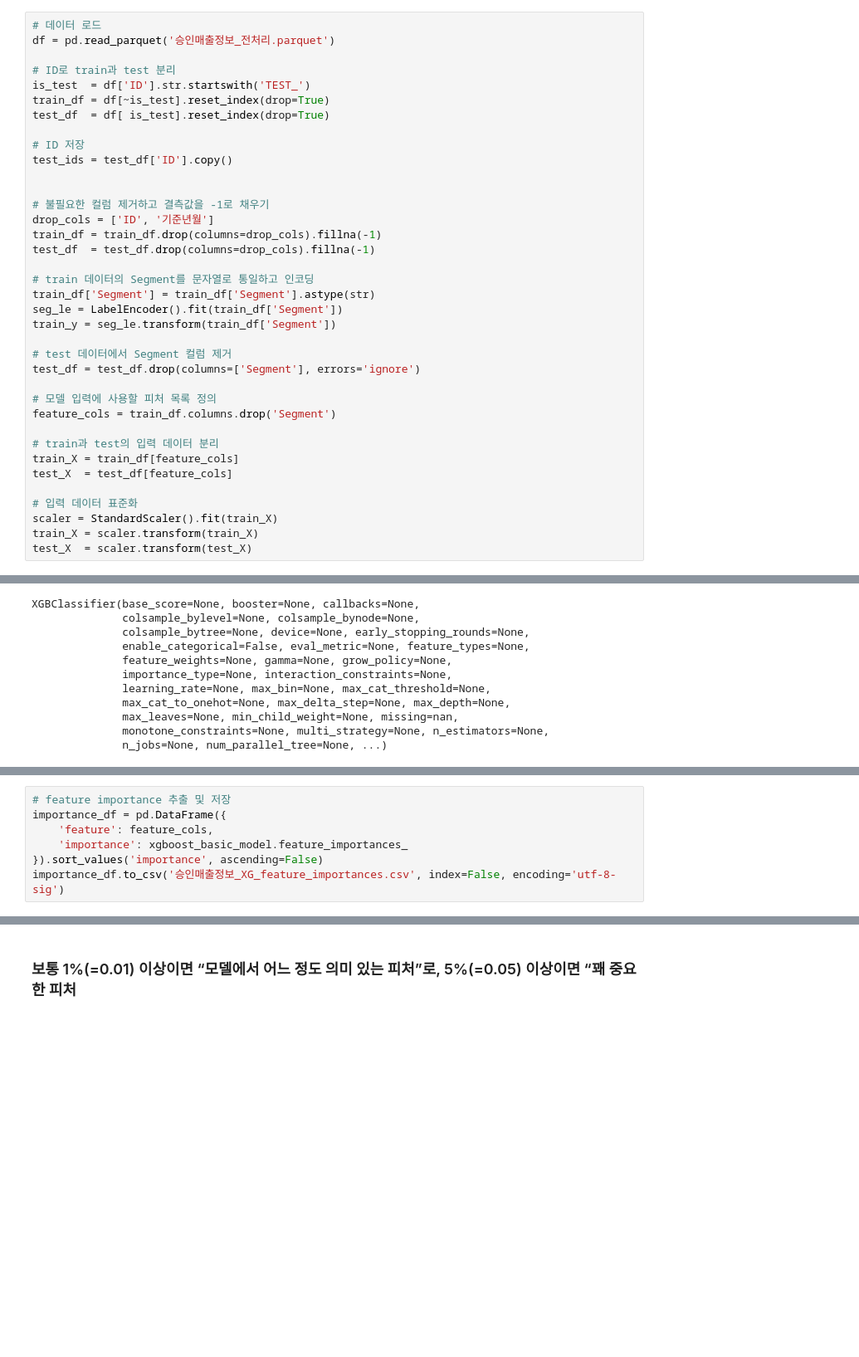
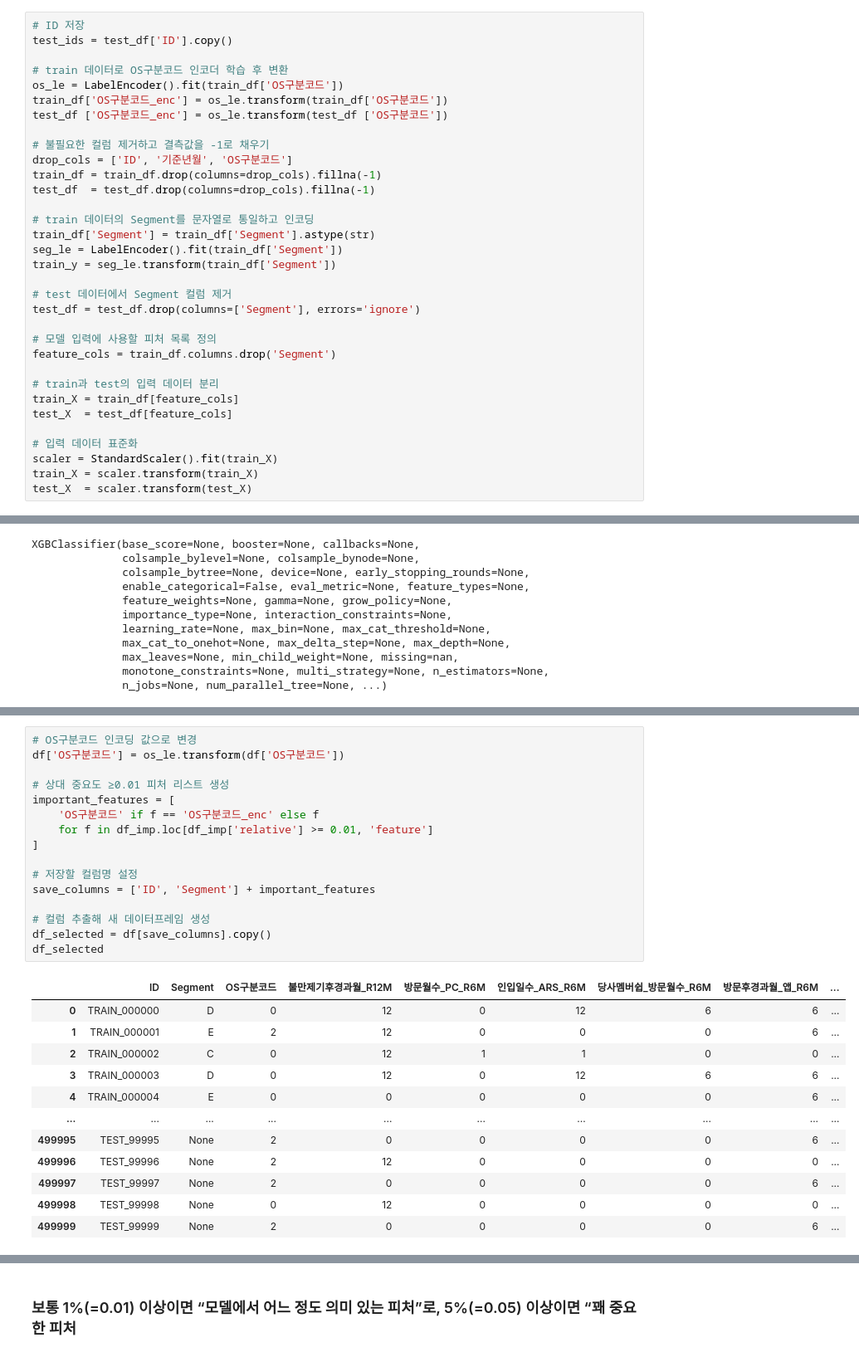
Before and after one commit to ming111777/dung2, a Jupyter notebook: Final project/머신러닝/XGBoost/채널정보_XGBoost.ipynb, the cells around one changed output, grey strips where cells are left out. Shown at 83% size. Drawn from its saved outputs; the diff is of its cells as text; blank space fills up the shorter version.

```diff
--- a/Final project/승인매출정보_XGBoost.ipynb
+++ b/Final project/머신러닝/XGBoost/채널정보_XGBoost.ipynb
@@ -97,18 +110,14 @@ model_name_list = []
 # %%
-# 데이터 로드
-df = pd.read_parquet('승인매출정보_전처리.parquet')
-
-# ID로 train과 test 분리
-is_test  = df['ID'].str.startswith('TEST_')
-train_df = df[~is_test].reset_index(drop=True)
-test_df  = df[ is_test].reset_index(drop=True)
-
 # ID 저장
 test_ids = test_df['ID'].copy()
 
+# train 데이터로 OS구분코드 인코더 학습 후 변환
+os_le = LabelEncoder().fit(train_df['OS구분코드'])
+train_df['OS구분코드_enc'] = os_le.transform(train_df['OS구분코드'])
+test_df ['OS구분코드_enc'] = os_le.transform(test_df ['OS구분코드'])
 
 # 불필요한 컬럼 제거하고 결측값을 -1로 채우기
-drop_cols = ['ID', '기준년월']
+drop_cols = ['ID', '기준년월', 'OS구분코드']
 train_df = train_df.drop(columns=drop_cols).fillna(-1)
 test_df  = test_df.drop(columns=drop_cols).fillna(-1)
 
@@ -184,7 +225,29 @@ submission.to_csv('승인매출정보_xgboost_predictions.csv', index=False, enc
 # %%
-# feature importance 추출 및 저장
-importance_df = pd.DataFrame({
-    'feature': feature_cols,
-    'importance': xgboost_basic_model.feature_importances_
-}).sort_values('importance', ascending=False)
-importance_df.to_csv('승인매출정보_XG_feature_importances.csv', index=False, encoding='utf-8-sig')
+# OS구분코드 인코딩 값으로 변경
+df['OS구분코드'] = os_le.transform(df['OS구분코드'])
+
+# 상대 중요도 ≥0.01 피처 리스트 생성
+important_features = [
+    'OS구분코드' if f == 'OS구분코드_enc' else f
+    for f in df_imp.loc[df_imp['relative'] >= 0.01, 'feature']
+]
+
+# 저장할 컬럼명 설정
+save_columns = ['ID', 'Segment'] + important_features
+
+# 컬럼 추출해 새 데이터프레임 생성
+df_selected = df[save_columns].copy()
+df_selected
+# %% [output]
+|  | ID | Segment | OS구분코드 | 불만제기후경과월_R12M | 방문월수_PC_R6M | 인입일수_ARS_R6M | 당사멤버쉽_방문월수_R6M | 방문후경과월_앱_R6M | ... |
+| 0 | TRAIN_000000 | D | 0 | 12 | 0 | 12 | 6 | 6 | ... |
+| 1 | TRAIN_000001 | E | 2 | 12 | 0 | 0 | 0 | 6 | ... |
+| 2 | TRAIN_000002 | C | 0 | 12 | 1 | 1 | 0 | 0 | ... |
+| 3 | TRAIN_000003 | D | 0 | 12 | 0 | 12 | 6 | 6 | ... |
+| 4 | TRAIN_000004 | E | 0 | 0 | 0 | 0 | 0 | 6 | ... |
+| ... | ... | ... | ... | ... | ... | ... | ... | ... | ... |
+| 499995 | TEST_99995 | None | 2 | 0 | 0 | 0 | 0 | 6 | ... |
+| 499996 | TEST_99996 | None | 2 | 12 | 0 | 0 | 0 | 0 | ... |
+| 499997 | TEST_99997 | None | 2 | 0 | 0 | 0 | 0 | 6 | ... |
+| 499998 | TEST_99998 | None | 0 | 12 | 0 | 0 | 0 | 0 | ... |
+| 499999 | TEST_99999 | None | 2 | 0 | 0 | 0 | 0 | 6 | ... |
```
Also changed, not shown: parts of 7 cells of this notebook, 5 other files.
